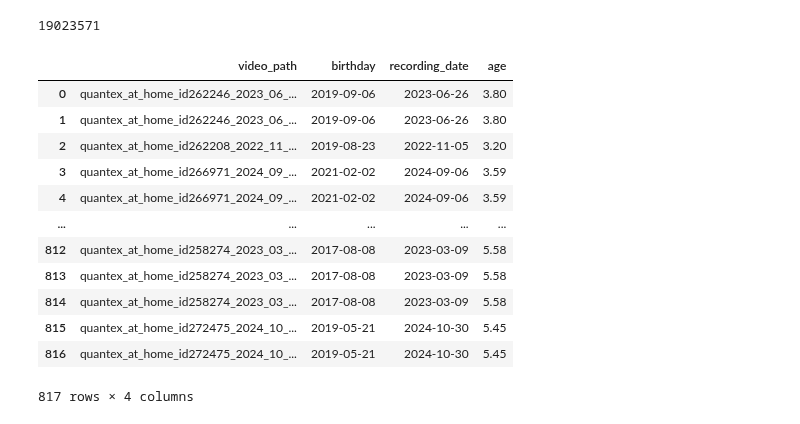
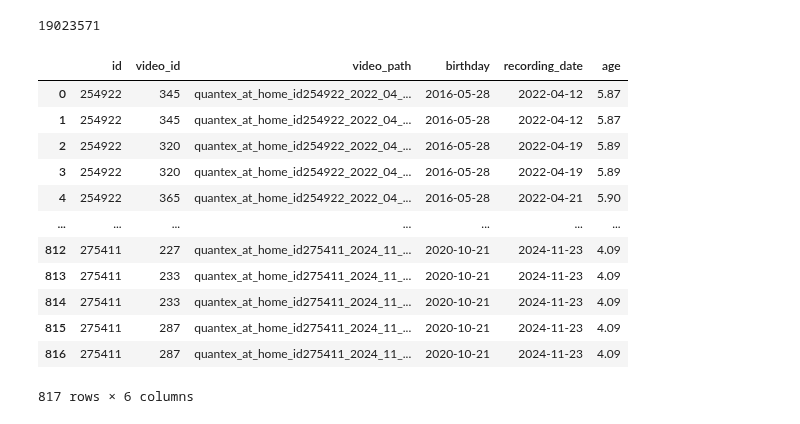
Before and after one commit to neleSuffo/naturalistic-social-analysis, a Jupyter notebook: notebooks/quantex_age_splits.ipynb, the cells around one changed output. Saved outputs shown, nothing was run; the diff lists cells and outputs as text; code cells hidden in the pictures.

```diff
--- a/notebooks/quantex_age_splits.ipynb
+++ b/notebooks/quantex_age_splits.ipynb
@@ -418,35 +418,38 @@ conn.commit()
 # %%
 # query from Videos table all video_paths, extract from the path the recording date and id, then use the id to get birthday from Subjects table
 c.execute('''
 SELECT
+    v.id,
+    v.video_id,
     v.video_path,
     date(s.birthday) as birthday,
     date(v.recording_date) as recording_date
 FROM Videos v
 JOIN Subjects s ON v.id = s.id
+ORDER BY v.id, v.recording_date
 ''')
 
 # Convert to DataFrame and ensure proper date types
-video_birthdays = pd.DataFrame(c.fetchall(), columns=['video_path', 'birthday', 'recording_date'])
+video_birthdays = pd.DataFrame(c.fetchall(), columns=['id', 'video_id', 'video_path', 'birthday', 'recording_date'])
 video_birthdays['birthday'] = pd.to_datetime(video_birthdays['birthday'])
 video_birthdays['recording_date'] = pd.to_datetime(video_birthdays['recording_date'])
 
 # Calculate age
 video_birthdays['age'] = ((video_birthdays['recording_date'] - video_birthdays['birthday']).dt.days / 365.25).round(2)
 
 # Display results
 video_birthdays
 # %% [output]
-|  | video_path | birthday | recording_date | age |
-| 0 | quantex_at_home_id262246_2023_06_... | 2019-09-06 | 2023-06-26 | 3.80 |
-| 1 | quantex_at_home_id262246_2023_06_... | 2019-09-06 | 2023-06-26 | 3.80 |
-| 2 | quantex_at_home_id262208_2022_11_... | 2019-08-23 | 2022-11-05 | 3.20 |
-| 3 | quantex_at_home_id266971_2024_09_... | 2021-02-02 | 2024-09-06 | 3.59 |
-| 4 | quantex_at_home_id266971_2024_09_... | 2021-02-02 | 2024-09-06 | 3.59 |
-| ... | ... | ... | ... | ... |
-| 812 | quantex_at_home_id258274_2023_03_... | 2017-08-08 | 2023-03-09 | 5.58 |
-| 813 | quantex_at_home_id258274_2023_03_... | 2017-08-08 | 2023-03-09 | 5.58 |
-| 814 | quantex_at_home_id258274_2023_03_... | 2017-08-08 | 2023-03-09 | 5.58 |
-| 815 | quantex_at_home_id272475_2024_10_... | 2019-05-21 | 2024-10-30 | 5.45 |
-| 816 | quantex_at_home_id272475_2024_10_... | 2019-05-21 | 2024-10-30 | 5.45 |
+|  | id | video_id | video_path | birthday | recording_date | age |
+| 0 | 254922 | 345 | quantex_at_home_id254922_2022_04_... | 2016-05-28 | 2022-04-12 | 5.87 |
+| 1 | 254922 | 345 | quantex_at_home_id254922_2022_04_... | 2016-05-28 | 2022-04-12 | 5.87 |
+| 2 | 254922 | 320 | quantex_at_home_id254922_2022_04_... | 2016-05-28 | 2022-04-19 | 5.89 |
+| 3 | 254922 | 320 | quantex_at_home_id254922_2022_04_... | 2016-05-28 | 2022-04-19 | 5.89 |
+| 4 | 254922 | 365 | quantex_at_home_id254922_2022_04_... | 2016-05-28 | 2022-04-21 | 5.90 |
+| ... | ... | ... | ... | ... | ... | ... |
+| 812 | 275411 | 227 | quantex_at_home_id275411_2024_11_... | 2020-10-21 | 2024-11-23 | 4.09 |
+| 813 | 275411 | 233 | quantex_at_home_id275411_2024_11_... | 2020-10-21 | 2024-11-23 | 4.09 |
+| 814 | 275411 | 233 | quantex_at_home_id275411_2024_11_... | 2020-10-21 | 2024-11-23 | 4.09 |
+| 815 | 275411 | 287 | quantex_at_home_id275411_2024_11_... | 2020-10-21 | 2024-11-23 | 4.09 |
+| 816 | 275411 | 287 | quantex_at_home_id275411_2024_11_... | 2020-10-21 | 2024-11-23 | 4.09 |
-817 rows × 4 columns
+817 rows × 6 columns
```
Also changed, not shown: parts of 2 cells of this notebook.
